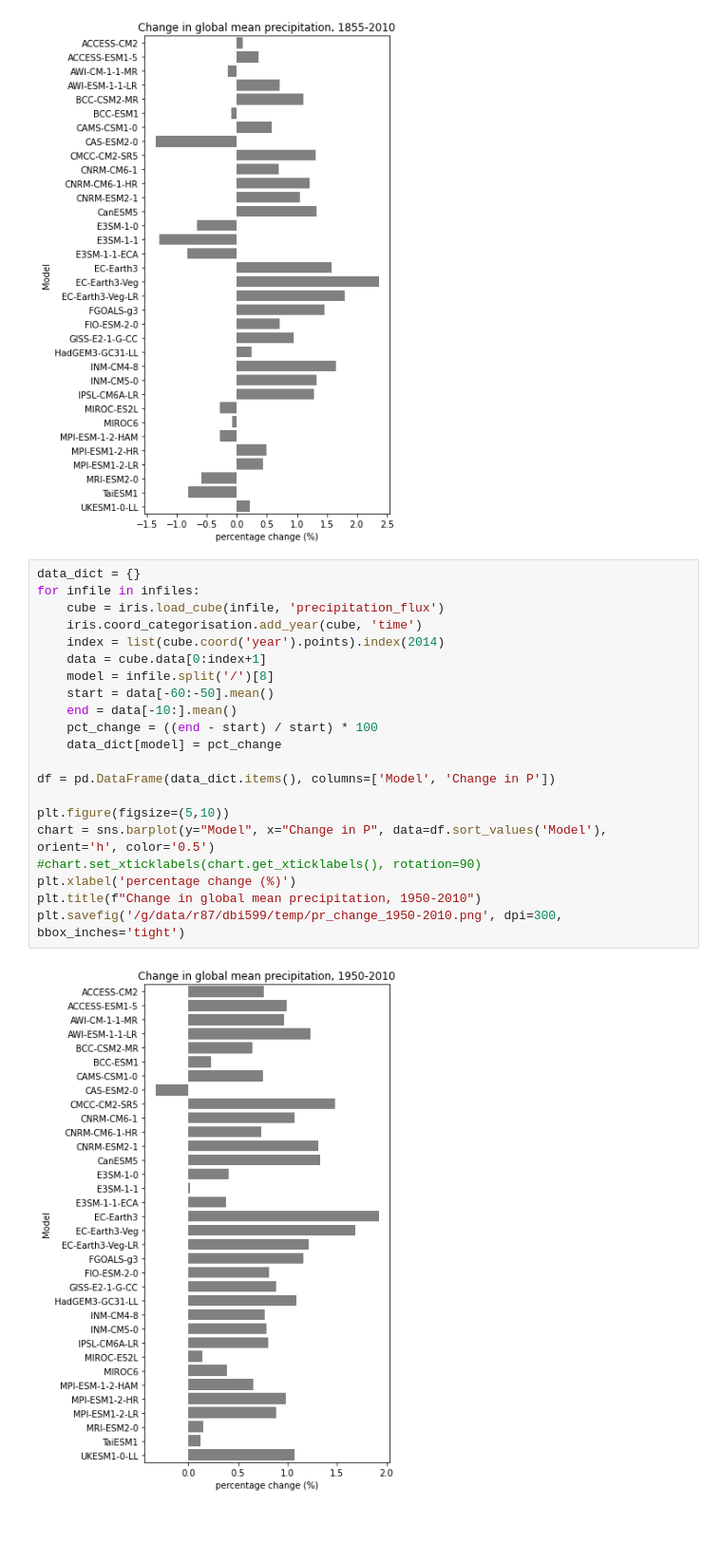
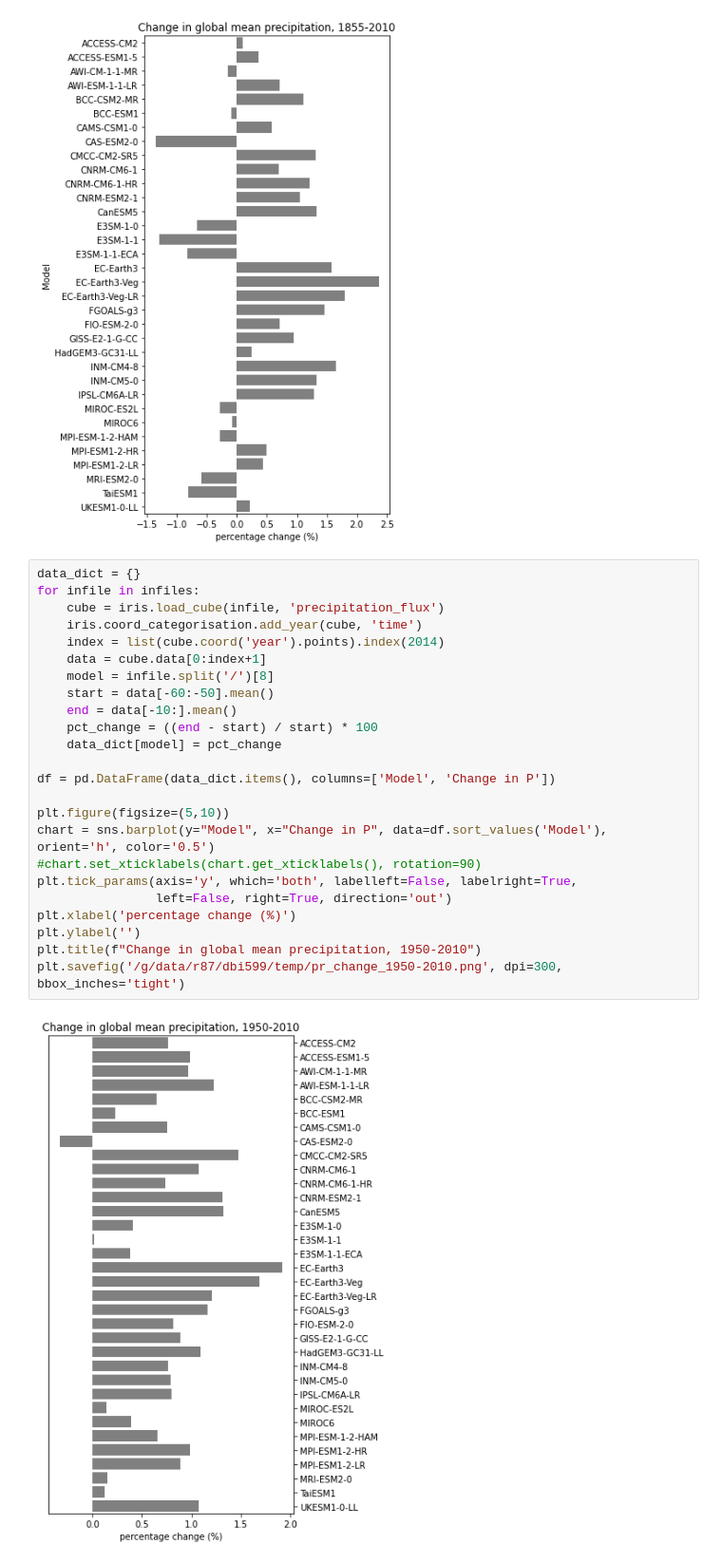
Before and after one commit to DamienIrving/ocean-analysis, a Jupyter notebook: workflows/global_precip.ipynb, the cells around one changed output. Shown at 95% size. Saved outputs shown, nothing was run; the diff lists cells and outputs as text; blank space fills up the shorter version.

Commit message:
Moved y labels to right side

```diff
--- a/workflows/global_precip.ipynb
+++ b/workflows/global_precip.ipynb
@@ -49,23 +49,26 @@ plt.savefig('/g/data/r87/dbi599/temp/pr_change_1855-2010.png', dpi=300, bbox_inc
 # %%
 data_dict = {}
 for infile in infiles:
     cube = iris.load_cube(infile, 'precipitation_flux')
     iris.coord_categorisation.add_year(cube, 'time')
     index = list(cube.coord('year').points).index(2014)
     data = cube.data[0:index+1]
     model = infile.split('/')[8]
     start = data[-60:-50].mean()
     end = data[-10:].mean()
     pct_change = ((end - start) / start) * 100
     data_dict[model] = pct_change
 
 df = pd.DataFrame(data_dict.items(), columns=['Model', 'Change in P'])
 
 plt.figure(figsize=(5,10))
 chart = sns.barplot(y="Model", x="Change in P", data=df.sort_values('Model'), orient='h', color='0.5')
 #chart.set_xticklabels(chart.get_xticklabels(), rotation=90)
+plt.tick_params(axis='y', which='both', labelleft=False, labelright=True,
+                left=False, right=True, direction='out')
 plt.xlabel('percentage change (%)')
+plt.ylabel('')
 plt.title(f"Change in global mean precipitation, 1950-2010")
 plt.savefig('/g/data/r87/dbi599/temp/pr_change_1950-2010.png', dpi=300, bbox_inches='tight')
 # %% [output]
-[figure, old version]
+[figure, new version]
```
